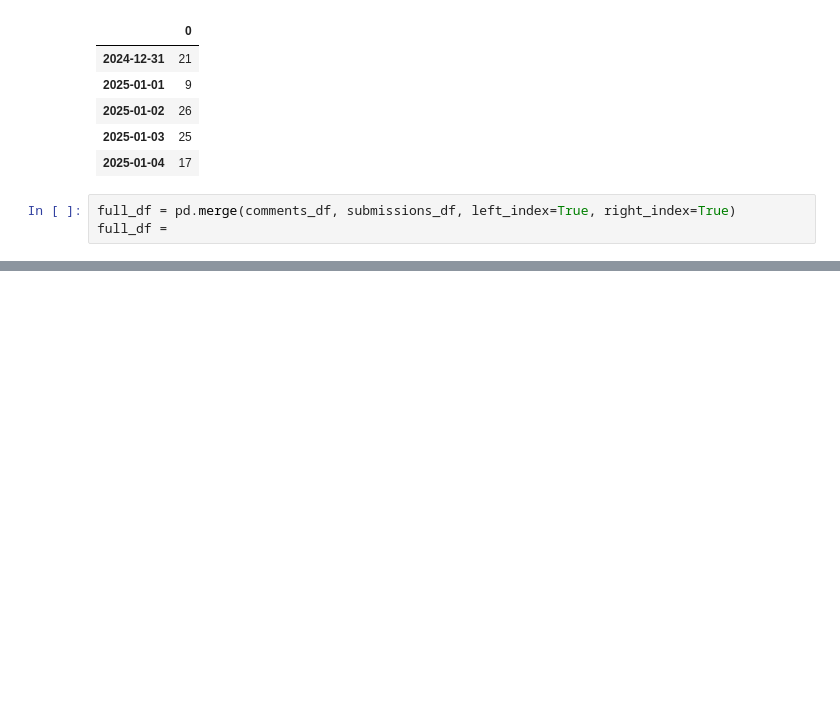
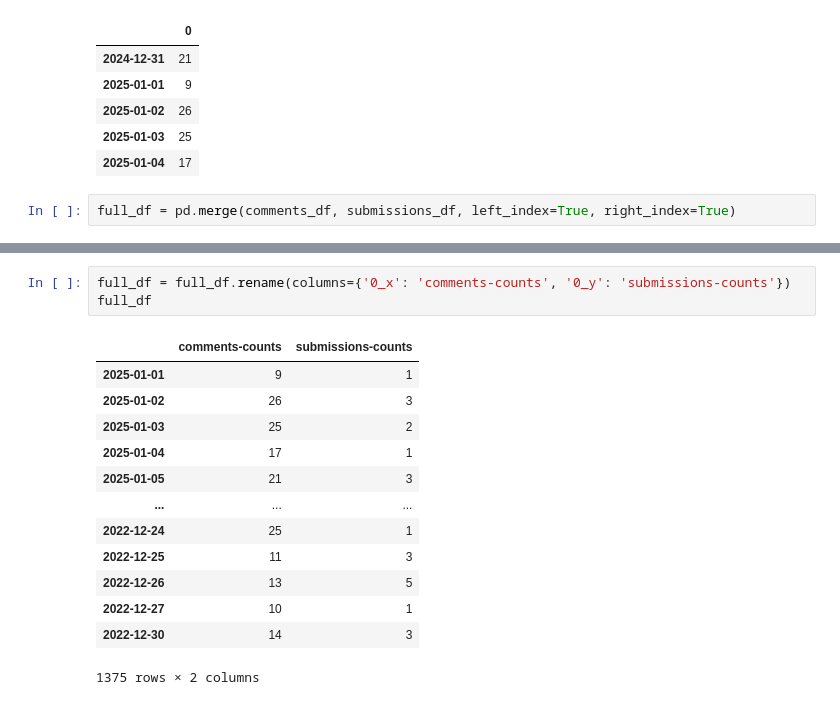
Before and after one commit to crystalzhaozj/week4-tasks-new, a Jupyter notebook: advanced.ipynb, the cells around one changed output, grey strips where cells are left out. Cells and saved outputs as stored; diff of their text form; blank space fills up the shorter version.

```diff
--- a/advanced.ipynb
+++ b/advanced.ipynb
@@ -139,4 +189,3 @@ comments_df.head()
 | 2025-01-04 | 17 |
 # %%
 full_df = pd.merge(comments_df, submissions_df, left_index=True, right_index=True)
-full_df =
@@ -142,0 +201,17 @@ full_df =
+# %%
+full_df = full_df.rename(columns={'0_x': 'comments-counts', '0_y': 'submissions-counts'})
+full_df
+# %% [output]
+|  | comments-counts | submissions-counts |
+| 2025-01-01 | 9 | 1 |
+| 2025-01-02 | 26 | 3 |
+| 2025-01-03 | 25 | 2 |
+| 2025-01-04 | 17 | 1 |
+| 2025-01-05 | 21 | 3 |
+| ... | ... | ... |
+| 2022-12-24 | 25 | 1 |
+| 2022-12-25 | 11 | 3 |
+| 2022-12-26 | 13 | 5 |
+| 2022-12-27 | 10 | 1 |
+| 2022-12-30 | 14 | 3 |
+1375 rows × 2 columns
```
Also changed, not shown: parts of 9 cells of this notebook.
